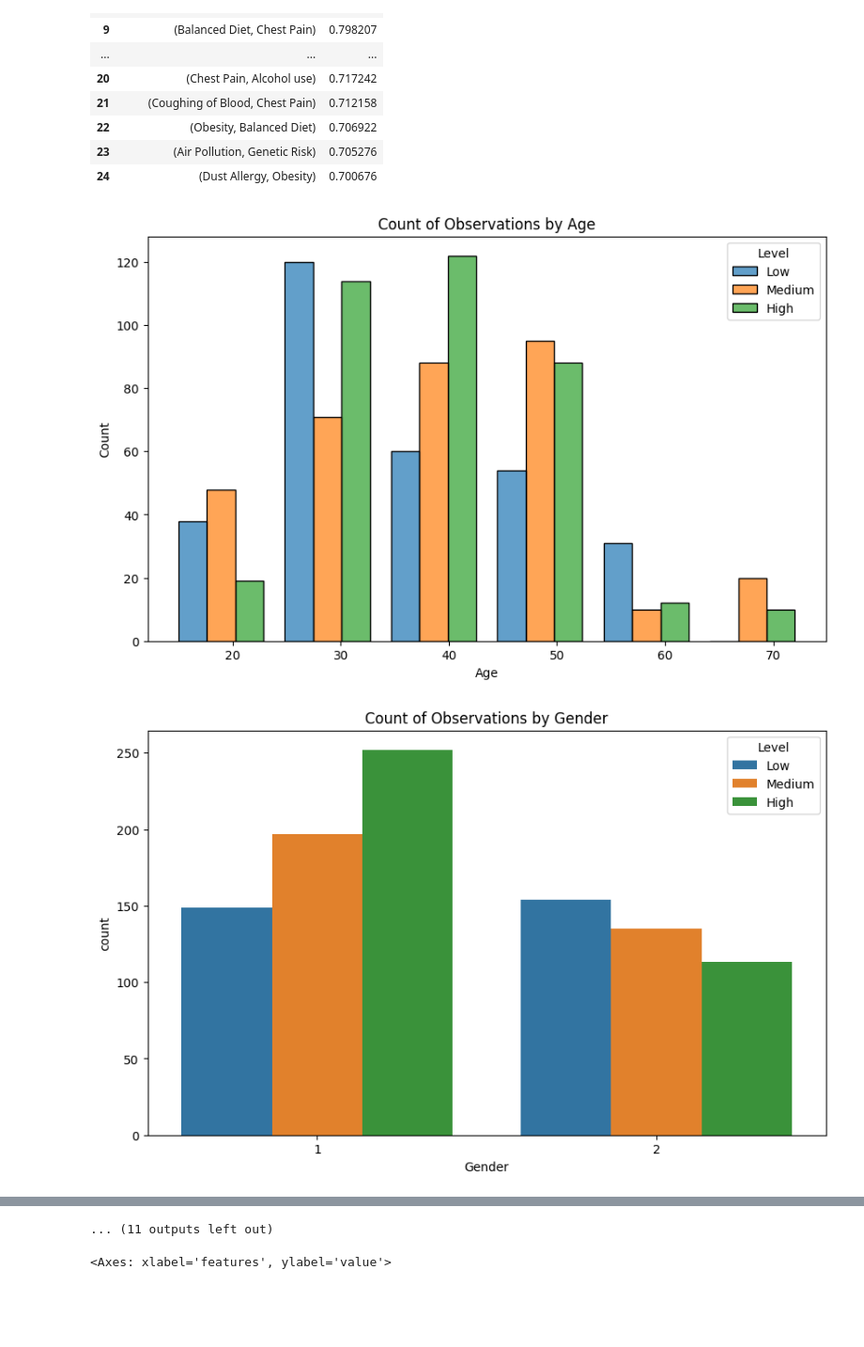
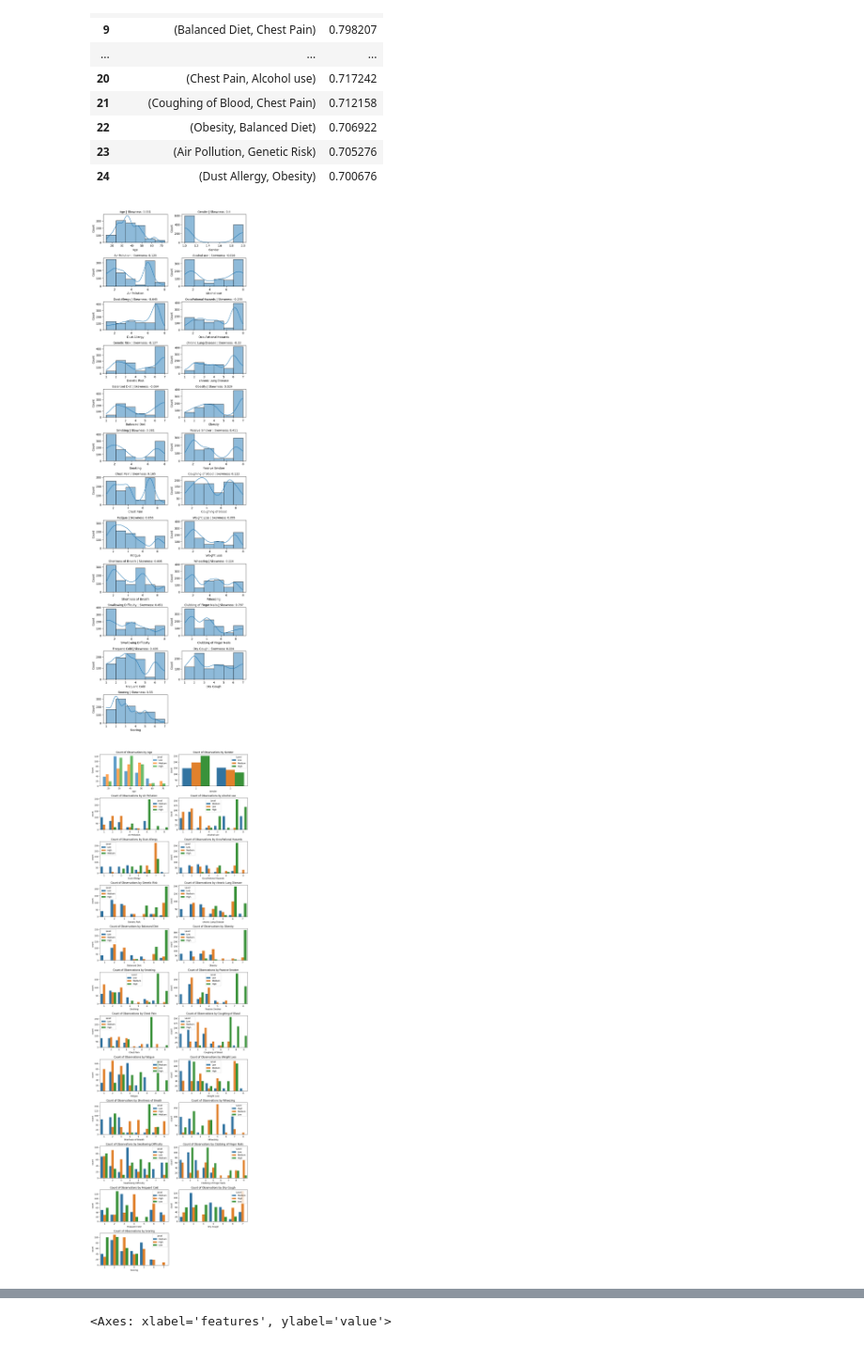
Before and after one commit to eugenegancw/Lung_Cancer_Prediction, a Jupyter notebook: exploratory_analysis.ipynb, the cells around one changed output, grey strips where cells are left out. Shown at 94% size. Saved outputs shown, nothing was run; the diff lists cells and outputs as text; code cells hidden in the pictures; blank space fills up the shorter version.

Commit message:
Minor changes to the graph appearences and label encoding for the labels

```diff
--- a/exploratory_analysis.ipynb
+++ b/exploratory_analysis.ipynb
@@ -200,22 +200,48 @@ df_unique_pairs
 | 22 | (Obesity, Balanced Diet) | 0.706922 |
 | 23 | (Air Pollution, Genetic Risk) | 0.705276 |
 | 24 | (Dust Allergy, Obesity) | 0.700676 |
+# %%
+# Remove patient id and label
+features = df.drop(["Patient Id","Level"], axis=1)
+plt.figure(figsize=(8, 25*2))
+
+# Look at the distribution for each feature and see if there is any feature with abs(skewness)>=1. If so, have to do some sort of transformation such as log transformation
+for index, feature in enumerate(features, 1):
+    plt.subplot(23, 2, index)
+    sns.histplot(df[feature], kde=True,bins=6)
+    plt.title(f"{feature} | Skewness: {round(df[feature].skew(), 3)}",fontsize=10)
+
+plt.tight_layout()
+plt.show()
+# %% [output]
+[figure, added]
 # %%
+import math
 #Plotting cat plot
 features_lst=features.columns
 
-for feature in features_lst:
-    if feature !="Age":
-        plt.figure(figsize=(10, 6))
-        sns.countplot(x=feature, hue="Level", data=df, dodge=True, linewidth=1)
-        plt.title(f"Count of Observations by {feature}")
-        plt.show()
+
+# Calculate the number of rows needed based on the number of features
+num_features = len(features_lst)
+num_rows = math.ceil(num_features / 2)
+
+# Create subplots
+fig, axes = plt.subplots(num_rows, 2, figsize=(11, 3*num_rows))
+axes = axes.flatten()
+
+# Plot each feature
+for index, feature in enumerate(features_lst):
+    if feature != "Age":
+        sns.countplot(x=feature, hue="Level", data=df, dodge=True, linewidth=1, ax=axes[index])
+        axes[index].set_title(f"Count of Observations by {feature}")
     else:
-        plt.figure(figsize=(10, 6))
-        sns.histplot(x=feature, hue="Level", data=df, alpha=0.7, bins=6, multiple="dodge", shrink=.8)
-        # sns.histplot(x=feature, hue="Level", data=df, alpha=0.7, bins=6)
-        plt.title(f"Count of Observations by {feature}")
-        plt.show()
+        sns.histplot(x=feature, hue="Level", data=df, alpha=0.7, bins=6, multiple="dodge", shrink=.8,linewidth=0, ax=axes[index])
+        axes[index].set_title(f"Count of Observations by {feature}")
+
+for j in range(index+1, len(axes)):
+    fig.delaxes(axes[j])
+
+plt.tight_layout()
+plt.show()
 # %% [output]
-[figure, old version]
+[figure, new version]
-[figure, removed]
@@ -232,4 +248,3 @@ for feature in features_lst:
-... (11 outputs left out)
 # %%
 ## To be removed later
 data_to_plot = pd.melt(df[['Smoking', 'Air Pollution', 'Dust Allergy',  'chronic Lung Disease', 'Level']],
```
Also changed, not shown: parts of 5 cells of this notebook, 1 other file.
